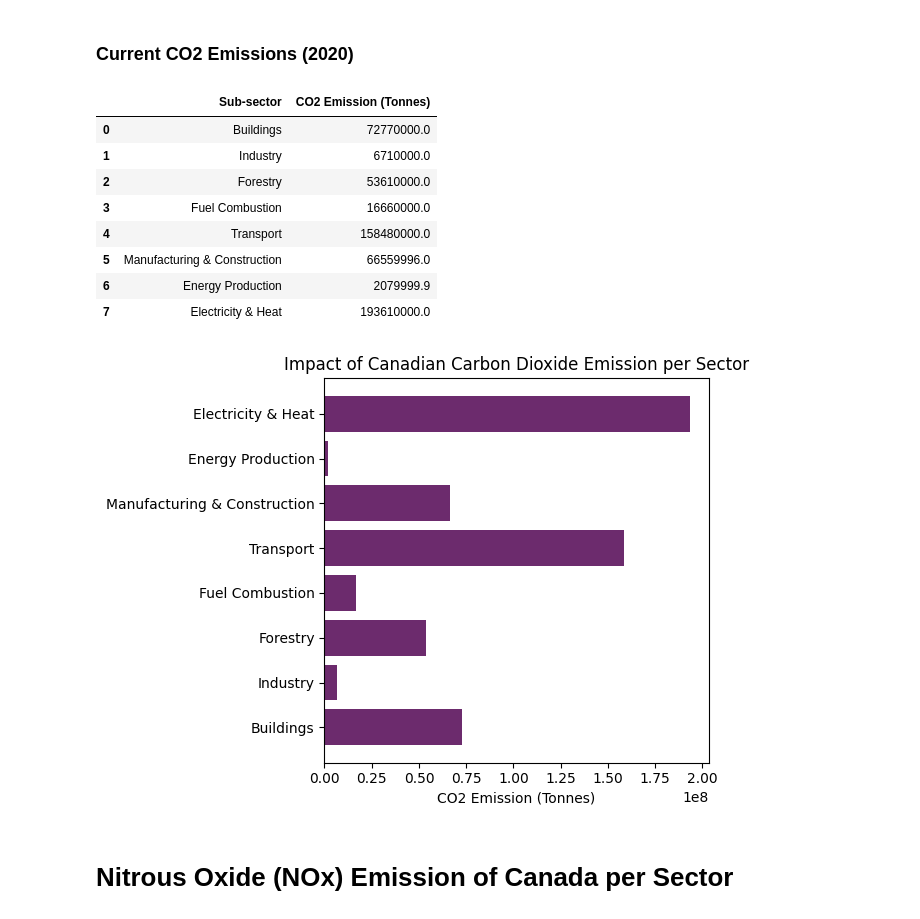
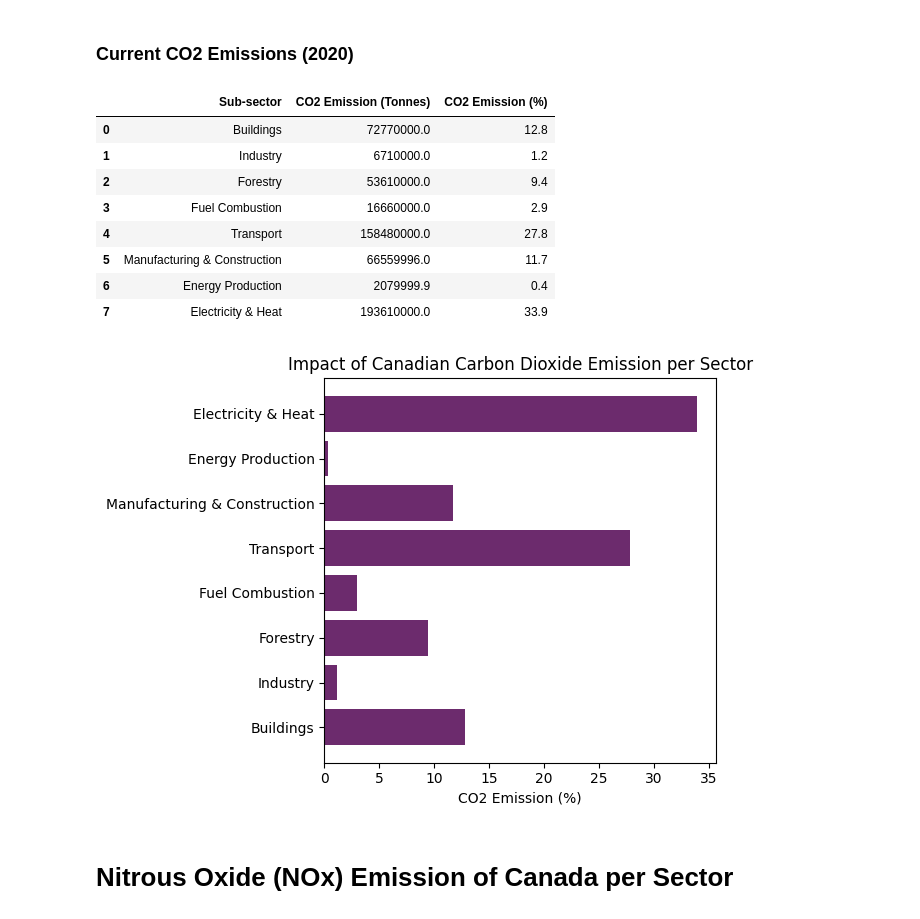
Before and after one commit to minari314159/CO2-Emission-Trends, a Jupyter notebook: Sector_Analysis.ipynb, the cells around one changed output. Saved outputs shown, nothing was run; the diff lists cells and outputs as text; code cells hidden in the pictures.

Commit message:
Calculated and plt emission stats

```diff
--- a/Sector_Analysis.ipynb
+++ b/Sector_Analysis.ipynb
@@ -345,31 +347,34 @@ plt.show()
 
 df_Current3 = df_CO2_Can.query('Year == 2020')
 df_Current3 = df_Current3.drop(
-    ['Entity', 'Year'], axis=1).transpose().reset_index().rename(
+    ['Entity', 'Year'], axis=1).transpose().reset_index()
+df_Current3 =  df_Current3.rename(
     columns={'index': 'Sub-sector', 1022: 'CO2 Emission (Tonnes)'})
-df_Current3
+df_Current3["CO2 Emission (%)"] = (df_Current3['CO2 Emission (Tonnes)'] /
+                                   sum(df_Current3['CO2 Emission (Tonnes)'])*100)
+df_Current3.copy()
 # %% [output]
-|  | Sub-sector | CO2 Emission (Tonnes) |
-| 0 | Buildings | 72770000.0 |
-| 1 | Industry | 6710000.0 |
-| 2 | Forestry | 53610000.0 |
-| 3 | Fuel Combustion | 16660000.0 |
-| 4 | Transport | 158480000.0 |
-| 5 | Manufacturing & Construction | 66559996.0 |
-| 6 | Energy Production | 2079999.9 |
-| 7 | Electricity & Heat | 193610000.0 |
+|  | Sub-sector | CO2 Emission (Tonnes) | CO2 Emission (%) |
+| 0 | Buildings | 72770000.0 | 12.8 |
+| 1 | Industry | 6710000.0 | 1.2 |
+| 2 | Forestry | 53610000.0 | 9.4 |
+| 3 | Fuel Combustion | 16660000.0 | 2.9 |
+| 4 | Transport | 158480000.0 | 27.8 |
+| 5 | Manufacturing & Construction | 66559996.0 | 11.7 |
+| 6 | Energy Production | 2079999.9 | 0.4 |
+| 7 | Electricity & Heat | 193610000.0 | 33.9 |
 # %%
-CO2_y = df_Current3['CO2 Emission (Tonnes)']
+CO2_y = df_Current3['CO2 Emission (%)']
 sub_sector = df_Current3['Sub-sector']
 
 plt.barh(sub_sector, CO2_y, label='All Sectors', color=pal[5])
 
 plt.title("Impact of Canadian Carbon Dioxide Emission per Sector")
-plt.xlabel('CO2 Emission (Tonnes)')
+plt.xlabel('CO2 Emission (%)')
 plt.tight_layout()
 plt.show()
 # %% [output]
-[figure, old version]
+[figure, new version]
 # %% [markdown]
 # Nitrous Oxide (NOx) Emission of Canada per Sector
 # %%
```
Also changed, not shown: parts of 15 cells of this notebook.
